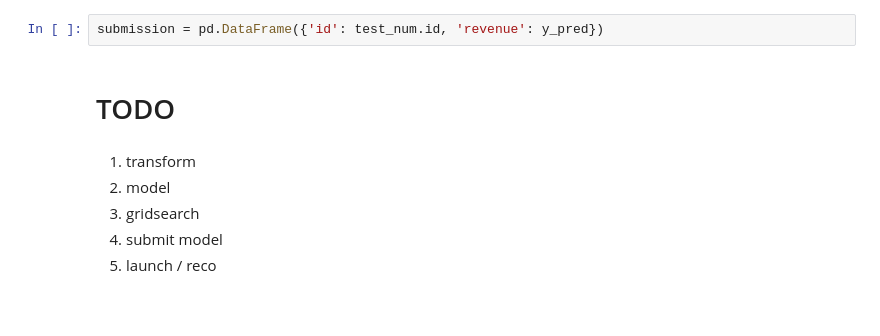
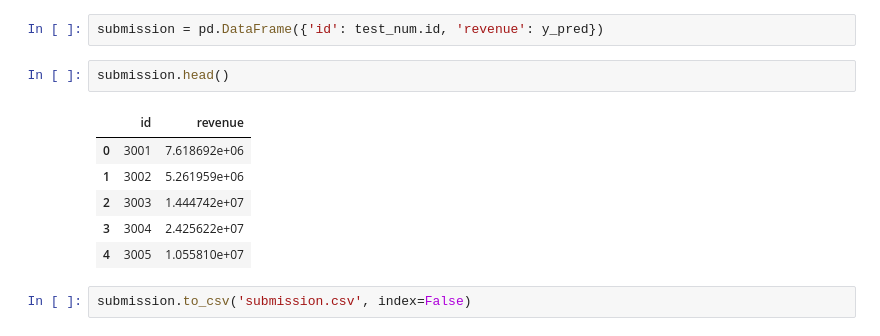
Before and after one commit to Aeriow/H587903.github.io, a Jupyter notebook: t-box-office-prediction.ipynb, the cells around one changed output. Cells and saved outputs as stored; diff of their text form; blank space fills up the shorter version.

```diff
--- a/t-box-office-prediction.ipynb
+++ b/t-box-office-prediction.ipynb
@@ -620,11 +631,14 @@ len(y_pred), len(test)
 (4384, 4398)
 # %%
 submission = pd.DataFrame({'id': test_num.id, 'revenue': y_pred})
-# %% [markdown]
-# TODO
-# %% [markdown]
-1. transform
-2. model
-3. gridsearch
-4. submit model
-5. launch / reco
+# %%
+submission.head()
+# %% [output]
+|  | id | revenue |
+| 0 | 3001 | 7.618692e+06 |
+| 1 | 3002 | 5.261959e+06 |
+| 2 | 3003 | 1.444742e+07 |
+| 3 | 3004 | 2.425622e+07 |
+| 4 | 3005 | 1.055810e+07 |
+# %%
+submission.to_csv('submission.csv', index=False)
```
Also changed, not shown: parts of 15 cells of this notebook.
